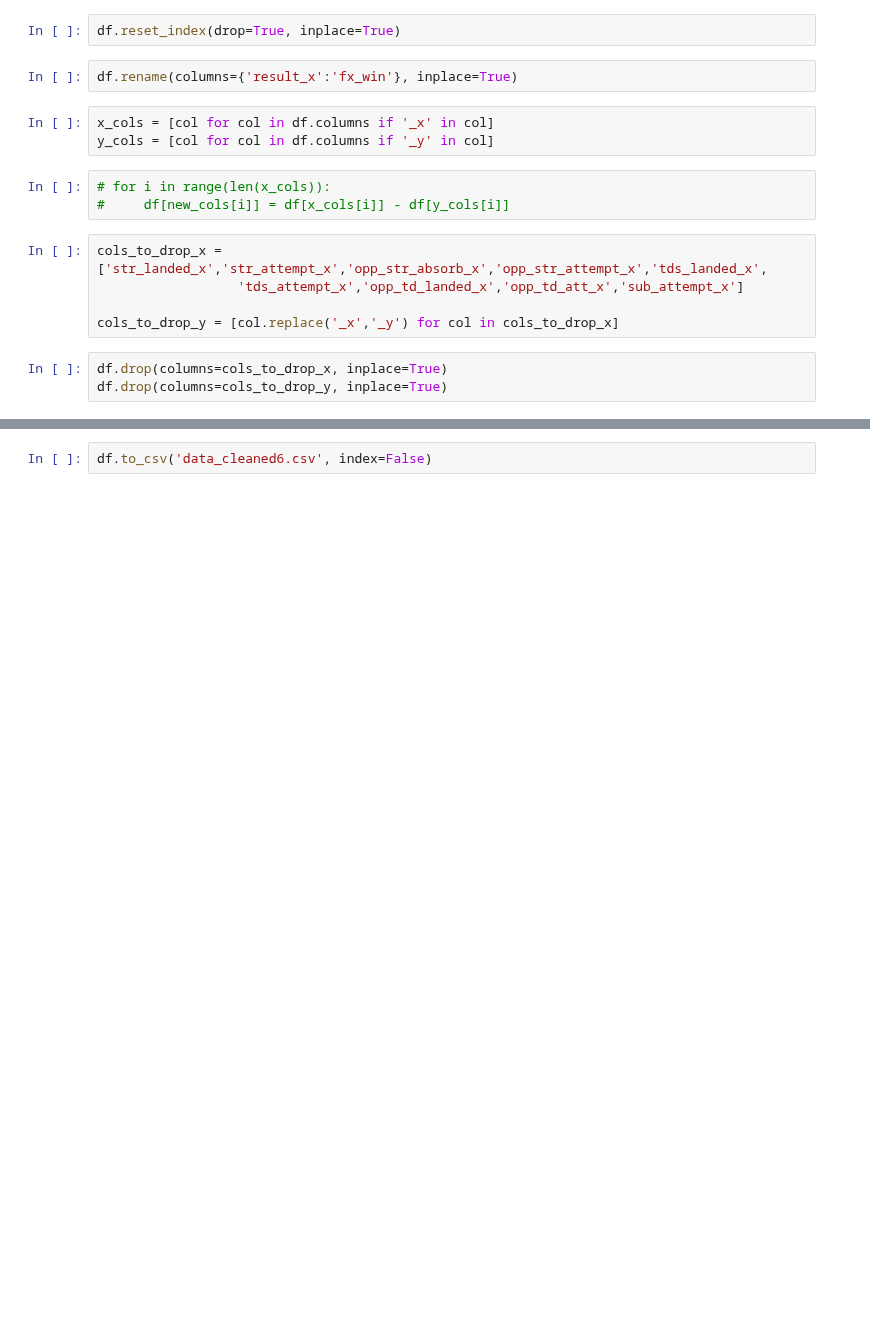
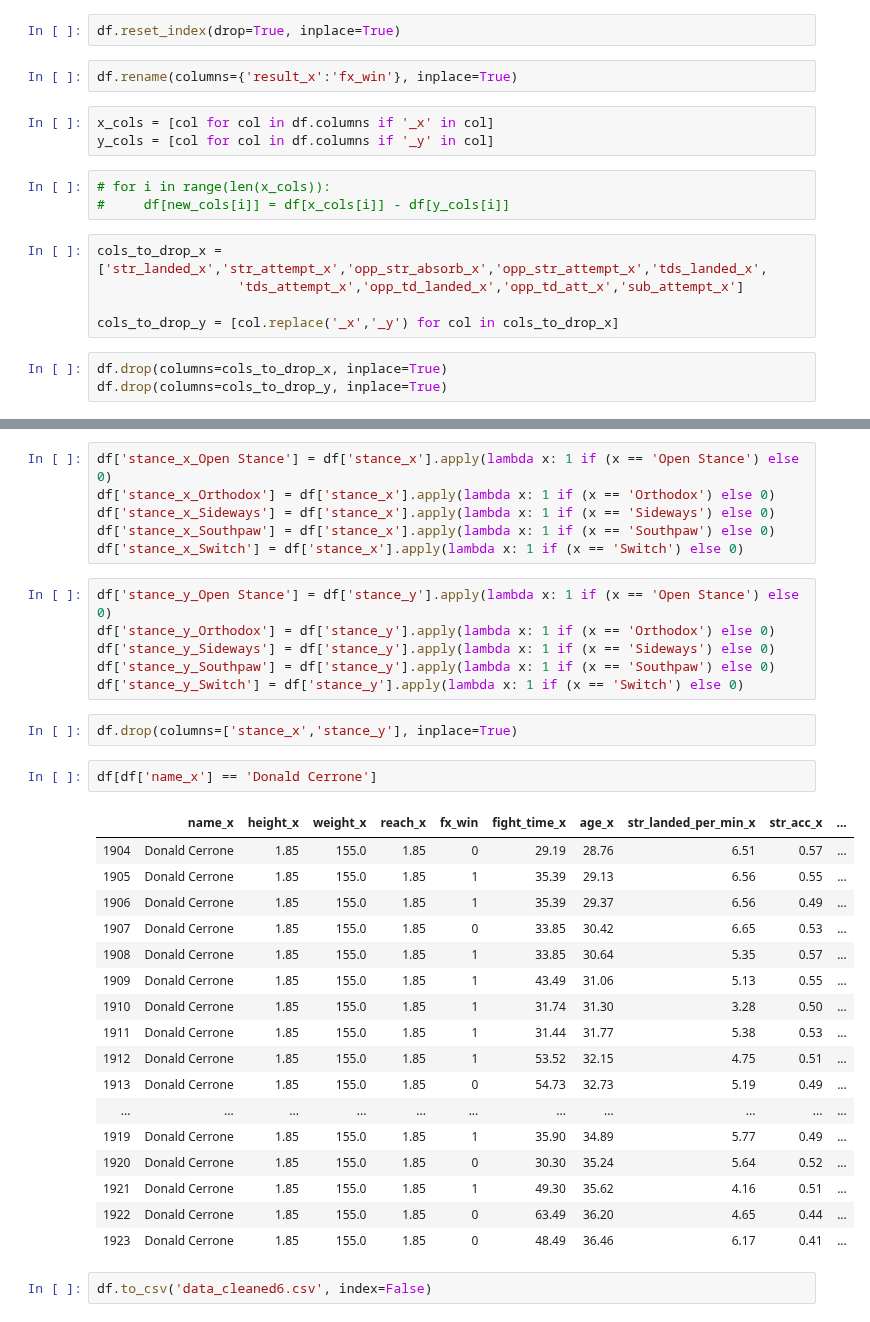
Before and after one commit to ravimalde/ufc_fight_predictor, a Jupyter notebook: cleaning_eda_7.ipynb, the cells around one changed output, grey strips where cells are left out. Drawn from its saved outputs; the diff is of its cells as text; blank space fills up the shorter version.

```diff
--- a/cleaning_eda_7.ipynb
+++ b/cleaning_eda_7.ipynb
@@ -755,2 +800,36 @@ df.head()
+# %%
+df['stance_x_Open Stance'] = df['stance_x'].apply(lambda x: 1 if (x == 'Open Stance') else 0)
+df['stance_x_Orthodox'] = df['stance_x'].apply(lambda x: 1 if (x == 'Orthodox') else 0)
+df['stance_x_Sideways'] = df['stance_x'].apply(lambda x: 1 if (x == 'Sideways') else 0)
+df['stance_x_Southpaw'] = df['stance_x'].apply(lambda x: 1 if (x == 'Southpaw') else 0)
+df['stance_x_Switch'] = df['stance_x'].apply(lambda x: 1 if (x == 'Switch') else 0)
+# %%
+df['stance_y_Open Stance'] = df['stance_y'].apply(lambda x: 1 if (x == 'Open Stance') else 0)
+df['stance_y_Orthodox'] = df['stance_y'].apply(lambda x: 1 if (x == 'Orthodox') else 0)
+df['stance_y_Sideways'] = df['stance_y'].apply(lambda x: 1 if (x == 'Sideways') else 0)
+df['stance_y_Southpaw'] = df['stance_y'].apply(lambda x: 1 if (x == 'Southpaw') else 0)
+df['stance_y_Switch'] = df['stance_y'].apply(lambda x: 1 if (x == 'Switch') else 0)
+# %%
+df.drop(columns=['stance_x','stance_y'], inplace=True)
+# %%
+df[df['name_x'] == 'Donald Cerrone']
+# %% [output]
+|  | name_x | height_x | weight_x | reach_x | fx_win | fight_time_x | age_x | str_landed_per_min_x | str_acc_x | ... |
+| 1904 | Donald Cerrone | 1.85 | 155.0 | 1.85 | 0 | 29.19 | 28.76 | 6.51 | 0.57 | ... |
+| 1905 | Donald Cerrone | 1.85 | 155.0 | 1.85 | 1 | 35.39 | 29.13 | 6.56 | 0.55 | ... |
+| 1906 | Donald Cerrone | 1.85 | 155.0 | 1.85 | 1 | 35.39 | 29.37 | 6.56 | 0.49 | ... |
+| 1907 | Donald Cerrone | 1.85 | 155.0 | 1.85 | 0 | 33.85 | 30.42 | 6.65 | 0.53 | ... |
+| 1908 | Donald Cerrone | 1.85 | 155.0 | 1.85 | 1 | 33.85 | 30.64 | 5.35 | 0.57 | ... |
+| 1909 | Donald Cerrone | 1.85 | 155.0 | 1.85 | 1 | 43.49 | 31.06 | 5.13 | 0.55 | ... |
+| 1910 | Donald Cerrone | 1.85 | 155.0 | 1.85 | 1 | 31.74 | 31.30 | 3.28 | 0.50 | ... |
+| 1911 | Donald Cerrone | 1.85 | 155.0 | 1.85 | 1 | 31.44 | 31.77 | 5.38 | 0.53 | ... |
+| 1912 | Donald Cerrone | 1.85 | 155.0 | 1.85 | 1 | 53.52 | 32.15 | 4.75 | 0.51 | ... |
+| 1913 | Donald Cerrone | 1.85 | 155.0 | 1.85 | 0 | 54.73 | 32.73 | 5.19 | 0.49 | ... |
+| ... | ... | ... | ... | ... | ... | ... | ... | ... | ... | ... |
+| 1919 | Donald Cerrone | 1.85 | 155.0 | 1.85 | 1 | 35.90 | 34.89 | 5.77 | 0.49 | ... |
+| 1920 | Donald Cerrone | 1.85 | 155.0 | 1.85 | 0 | 30.30 | 35.24 | 5.64 | 0.52 | ... |
+| 1921 | Donald Cerrone | 1.85 | 155.0 | 1.85 | 1 | 49.30 | 35.62 | 4.16 | 0.51 | ... |
+| 1922 | Donald Cerrone | 1.85 | 155.0 | 1.85 | 0 | 63.49 | 36.20 | 4.65 | 0.44 | ... |
+| 1923 | Donald Cerrone | 1.85 | 155.0 | 1.85 | 0 | 48.49 | 36.46 | 6.17 | 0.41 | ... |
 # %%
 df.to_csv('data_cleaned6.csv', index=False)
```
Also changed, not shown: parts of 21 cells of this notebook, 7 other files.
